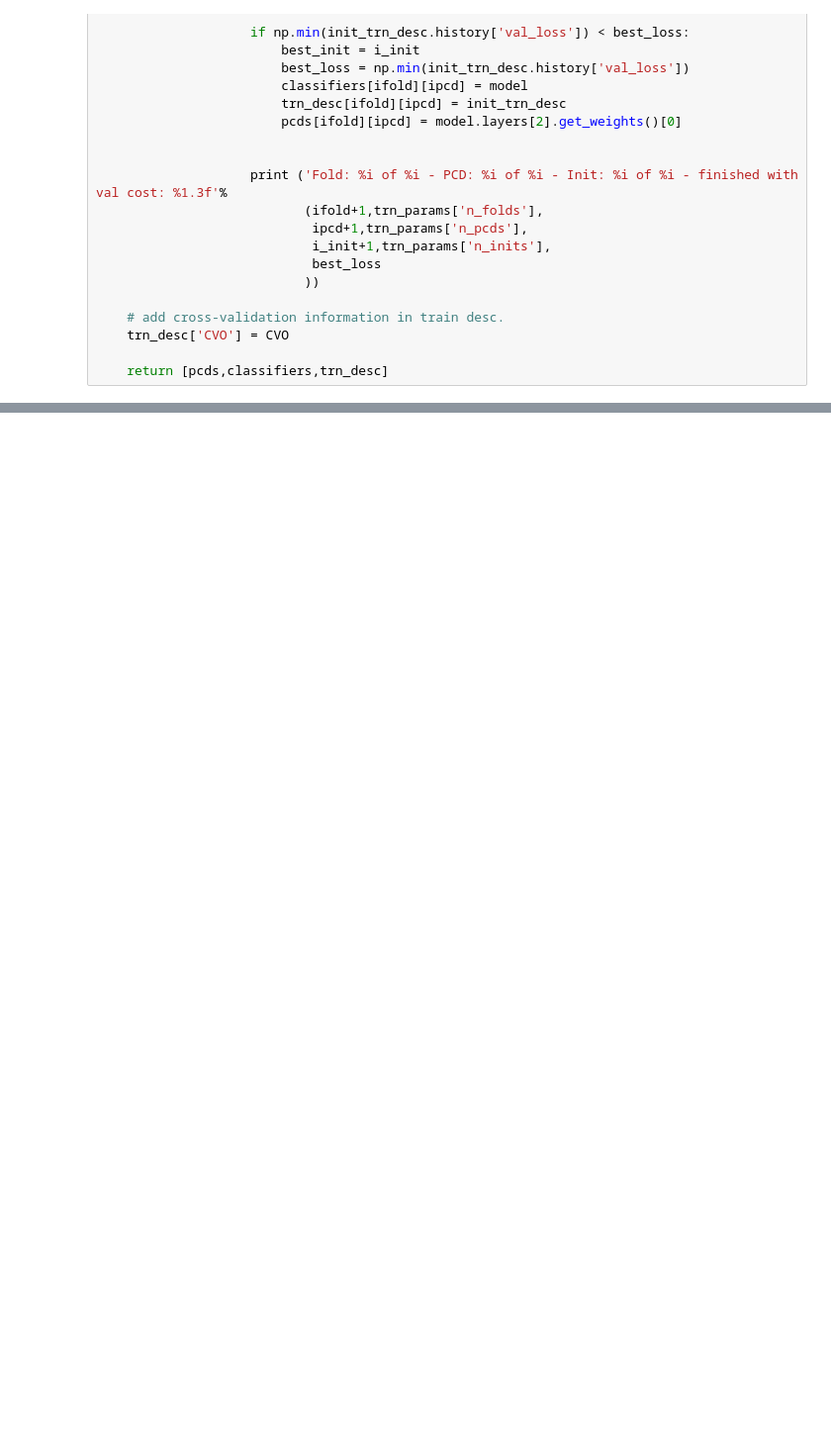
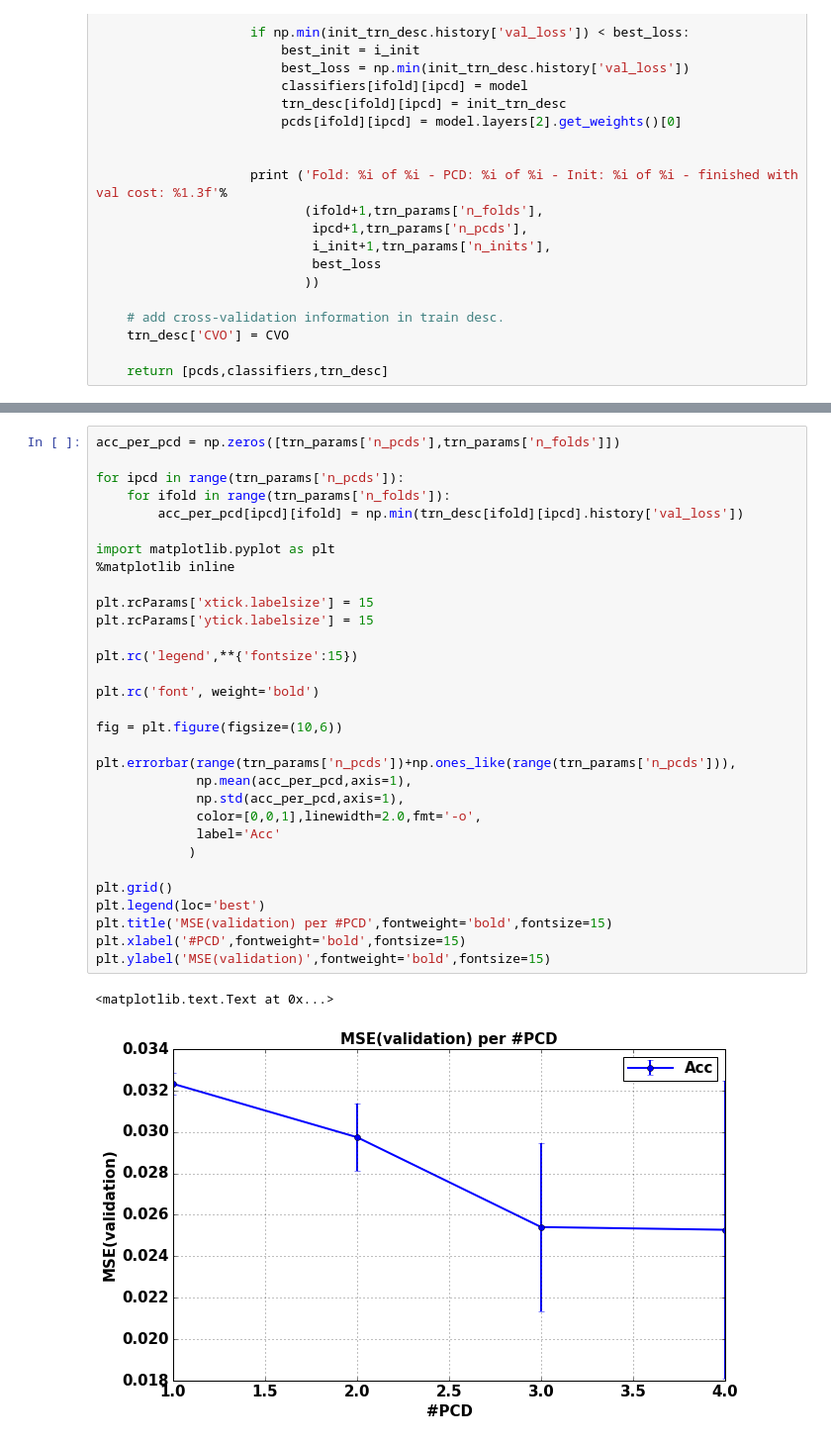
Before and after one commit to natmourajr/LPSTutorials, a Jupyter notebook: Packages/Preprocessing/IrisPCDIndependent.ipynb, the cells around one changed output, grey strips where cells are left out. Shown at 99% size. Cells and saved outputs as stored; diff of their text form; blank space fills up the shorter version.

```diff
--- a/Packages/Preprocessing/IrisPCDIndependent.ipynb
+++ b/Packages/Preprocessing/IrisPCDIndependent.ipynb
@@ -416,0 +548,34 @@ ax.yaxis.set_ticks(tick_marks)
+# %%
+acc_per_pcd = np.zeros([trn_params['n_pcds'],trn_params['n_folds']])
+
+for ipcd in range(trn_params['n_pcds']):
+    for ifold in range(trn_params['n_folds']):
+        acc_per_pcd[ipcd][ifold] = np.min(trn_desc[ifold][ipcd].history['val_loss'])
+
+import matplotlib.pyplot as plt
+%matplotlib inline
+
+plt.rcParams['xtick.labelsize'] = 15
+plt.rcParams['ytick.labelsize'] = 15
+
+plt.rc('legend',**{'fontsize':15})
+
+plt.rc('font', weight='bold')
+
+fig = plt.figure(figsize=(10,6))
+
+plt.errorbar(range(trn_params['n_pcds'])+np.ones_like(range(trn_params['n_pcds'])),
+             np.mean(acc_per_pcd,axis=1),
+             np.std(acc_per_pcd,axis=1),
+             color=[0,0,1],linewidth=2.0,fmt='-o',
+             label='Acc'
+            )
+
+plt.grid()
+plt.legend(loc='best')
+plt.title('MSE(validation) per #PCD',fontweight='bold',fontsize=15)
+plt.xlabel('#PCD',fontweight='bold',fontsize=15)
+plt.ylabel('MSE(validation)',fontweight='bold',fontsize=15)
+# %% [output]
+<matplotlib.text.Text at 0x...>
+[figure, added]
```
Also changed, not shown: parts of 6 cells of this notebook, 1 other file.
